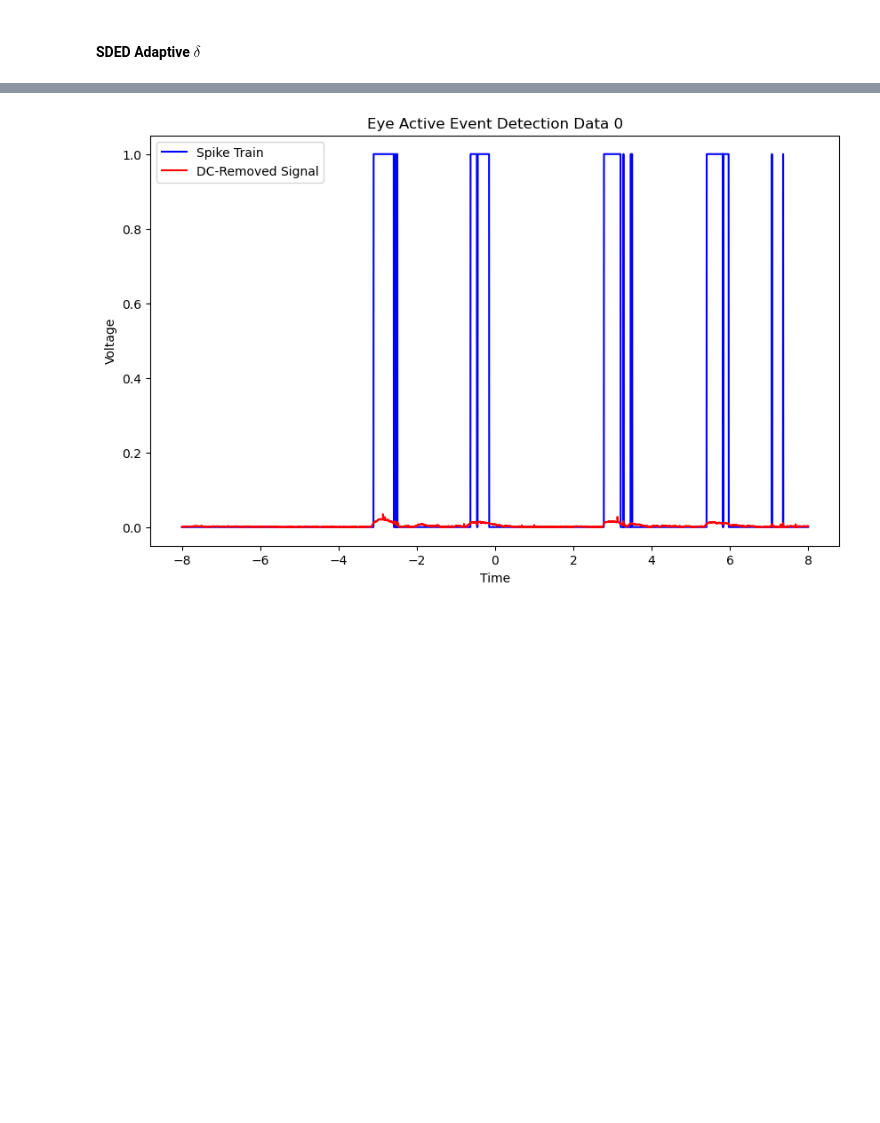
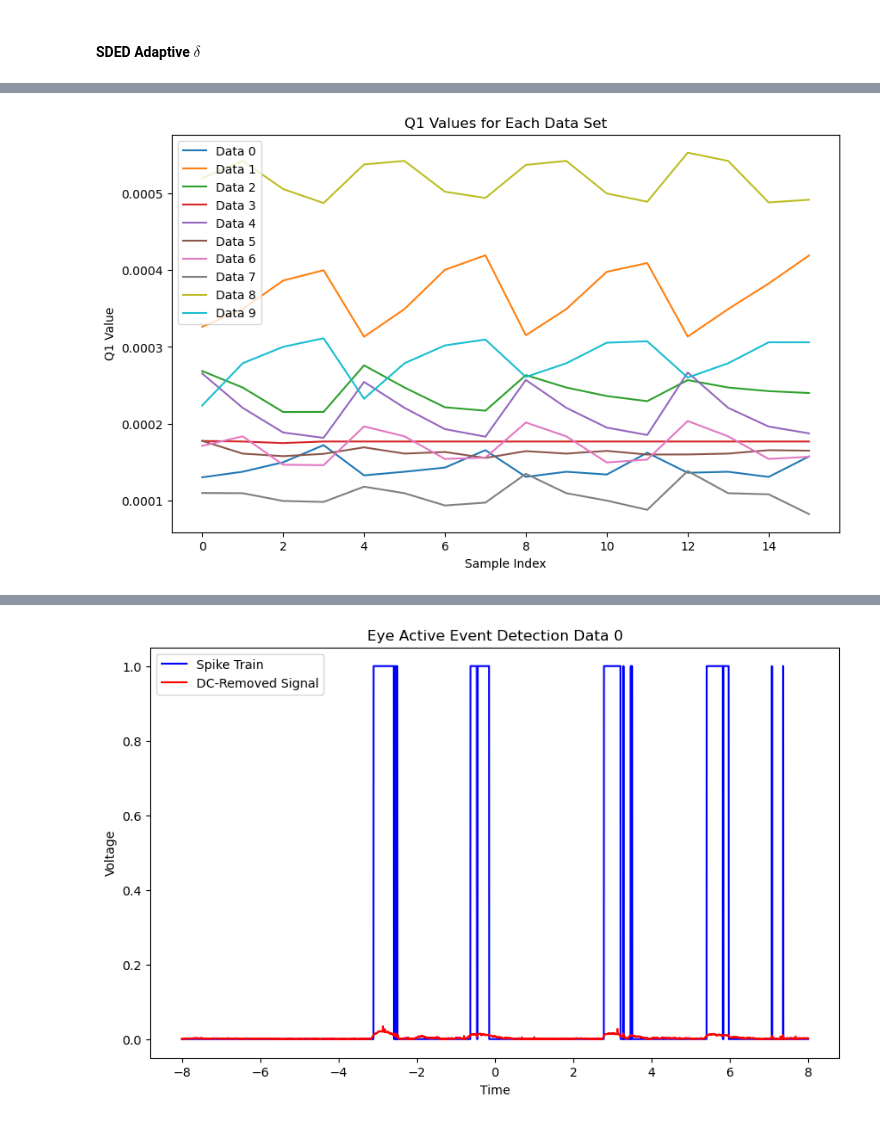
Before and after one commit to Keith-Khadar/Gh05t, a Jupyter notebook: Machine_Learning/SDED.ipynb, the cells around one changed output, grey strips where cells are left out. Saved outputs shown, nothing was run; the diff lists cells and outputs as text; code cells hidden in the pictures; blank space fills up the shorter version.

```diff
--- a/Machine_Learning/SDED.ipynb
+++ b/Machine_Learning/SDED.ipynb
@@ -118,3 +279,99 @@ for i in range(10):
 [figure]
 # %% [markdown]
 #### SDED Adaptive $\delta$
+# %%
+scale = 2.5
+deviation = 0.005477277382981891 # Empirically determined standard deviation threshold
+delta = scale*deviation # Empirically determined standard deviation threshold
+alpha_dc = 0.005
+alpha_delta = 0.0002
+initial_eff_dc = 0.6
+
+avg_std = 0
+
+p5s = {}
+medians = {}
+p95s = {}
+for i in range(10):
+    p5s[i] = []
+    medians[i] = []
+    p95s[i] = []
+
+for i in range(10):
+    for p in [0.5, 1, 1.5, 2]:
+        for q in [0.5, 1, 1.5, 2]:
+            # Load the data
+            data = pd.read_csv(f'eye_blinking{i}.csv', delimiter=',')
+            # Drop Channel2
+            data = data.drop(columns=['Channel2'])
+            voltage = data['Channel1']
+            time = data['Time']
+            N = len(voltage)
+            # Apply the filter
+            _, _, dc_removed_voltage, spike_train = apply_sded_full_adaptive_threshold(voltage, alpha_dc, alpha_delta, delta, initial_eff_dc, p, q)
+
+            # Plot the event detection
+            # plt.figure(figsize=(10, 6))
+            # plt.plot(time, spike_train, 'b', label='Spike Train')
+            # plt.plot(time, dc_removed_voltage, 'r', label='DC-Removed Signal')
+            # plt.legend()
+            # plt.xlabel('Time')
+            # plt.ylabel('Voltage')
+            # plt.title(f'Eye Active Event Detection Data 1, p={p}, q={q}')
+            # plt.show()
+
+            # Get the 1st quartile, median, and 3rd quartile of the dc_removed_voltage
+            p5 = np.percentile(dc_removed_voltage, 5)
+            median = np.percentile(dc_removed_voltage, 50)
+            p95 = np.percentile(dc_removed_voltage, 95)
+
+            p5s[i].append(p5)
+            medians[i].append(median)
+            p95s[i].append(p95)
+
+            print(f"p={p}, q={q}, P_5={p5}, Median={median}, P_95={p95}")
+
+print("Q1s: ", p5)
+print("Medians: ", medians)
+print("Q3s: ", p95)
+
+# Plot Q1 ranges
+plt.figure(figsize=(10, 6))
+for i in range(10):
+    plt.plot(p5s[i], label=f'Data {i}')
+plt.xlabel('Sample Index')
+plt.ylabel('Q1 Value')
+plt.title('Q1 Values for Each Data Set')
+plt.legend()
+plt.show()
+# Plot median ranges
+plt.figure(figsize=(10, 6))
+for i in range(10):
+    plt.plot(medians[i], label=f'Data {i}')
+plt.xlabel('Sample Index')
+plt.ylabel('Median Value')
+plt.title('Median Values for Each Data Set')
+plt.legend()
+plt.show()
+# Plot Q3 ranges
+plt.figure(figsize=(10, 6))
+for i in range(10):
+    plt.plot(p95s[i], label=f'Data {i}')
+plt.xlabel('Sample Index')
+plt.ylabel('Q3 Value')
+plt.title('Q3 Values for Each Data Set')
+plt.legend()
+plt.show()
+
+avg_q1s = np.zeros(10)
+avg_medians = np.zeros(10)
+avg_q3s = np.zeros(10)
+for i in range(10):
+    avg_q1s[i] = np.mean(p5s[i])
+    avg_medians[i] = np.mean(medians[i])
+    avg_q3s[i] = np.mean(p95s[i])
+
+print("Mean Avg Q1s: ", np.mean(avg_q1s))
+print("Mean Avg Medians: ", np.mean(avg_medians))
+print("Mean Avg Q3s: ", np.mean(avg_q3s))
+# %% [output]
@@ -120,0 +395 @@ for i in range(10):
+[figure, added]
```
Also changed, not shown: parts of 4 cells of this notebook, 1 other file.
